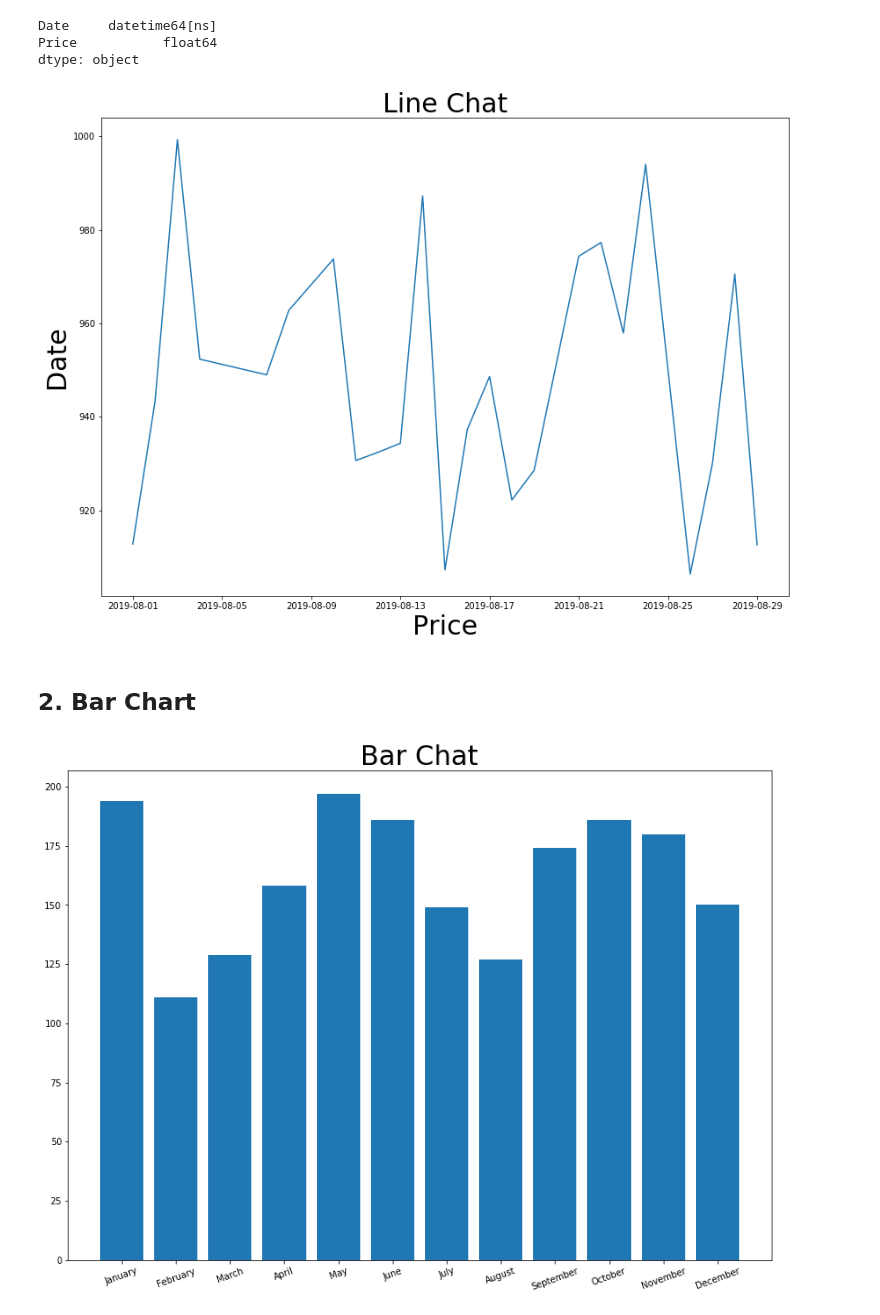
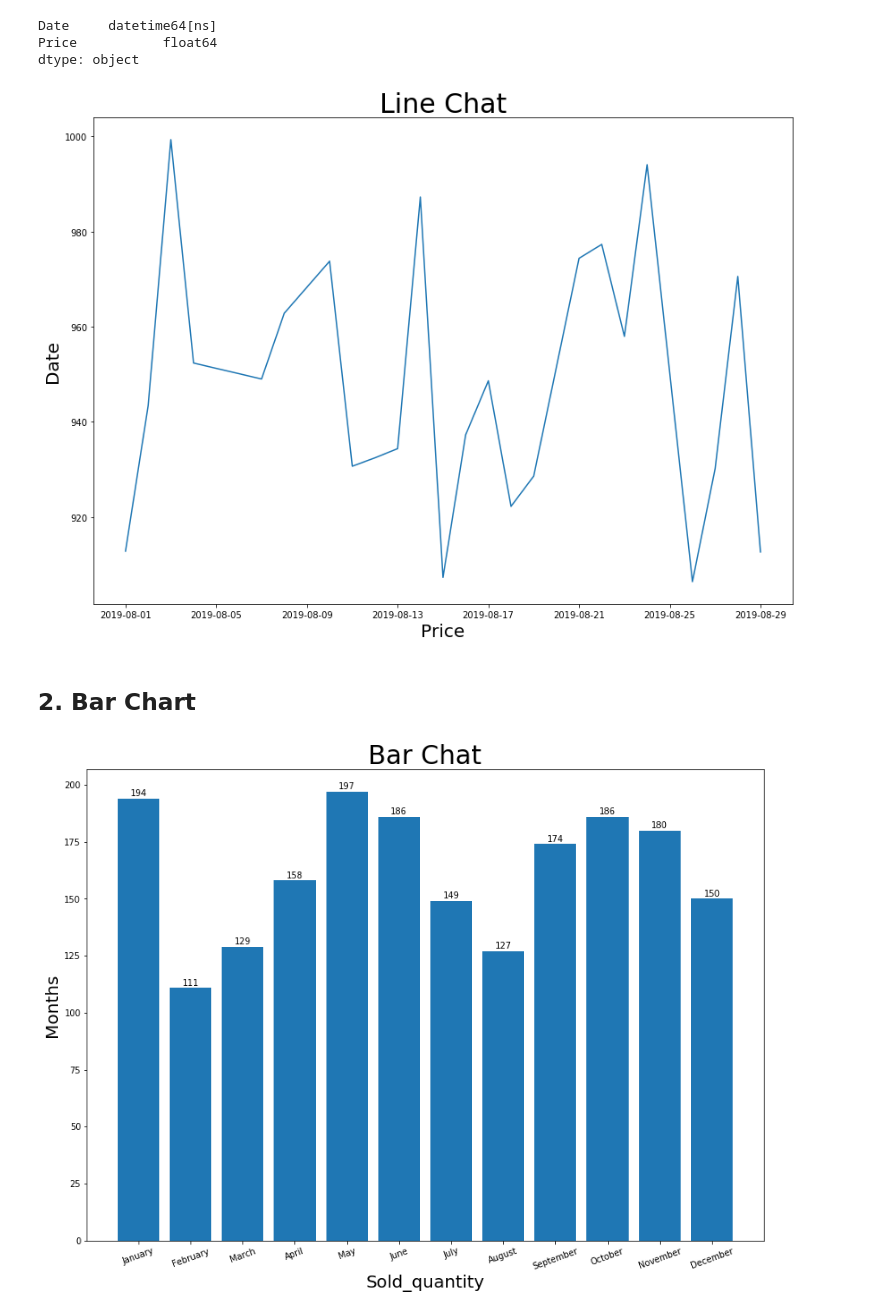
Before and after one commit to ayosamobitade/Exploratory-Data-Analytic-Projects, a Jupyter notebook: Visual Aids For Analysis/Visual Aids For EDA.ipynb, the cells around one changed output. Drawn from its saved outputs; the diff is of its cells as text; code cells hidden in the pictures.

Commit message:
eda visuals

```diff
--- a/Visual Aids For Analysis/Visual Aids For EDA.ipynb
+++ b/Visual Aids For Analysis/Visual Aids For EDA.ipynb
@@ -59,13 +59,13 @@ dataset_groupby_mean = dataset.groupby('Date').mean()
 
 plt.figure(figsize= (14,10))
 plt.title("Line Chat", size = 30)
-plt.xlabel('Price', size = 30)
-plt.ylabel('Date', size = 30)
+plt.xlabel('Price', size = 20)
+plt.ylabel('Date', size = 20)
 plt.plot(dataset_groupby_mean)
 
 plt.show();
 # %% [output]
-[figure, old version]
+[figure, new version]
 # %% [markdown]
 ## 2. Bar Chart
 # %%
@@ -78,11 +78,18 @@ import random
 months = list(range(1,13))
 sold_quantity = [round(random.uniform(100,200)) for x in range(1,13)]
 # %%
-# plt the graph
+# plot the graph
 
 figure, axis = plt.subplots(figsize = (14,10))
 plt.xticks(months, calendar.month_name[1:13],rotation = 20)
 plt.title("Bar Chat", size = 30)
+plt.xlabel('Sold_quantity', size = 20)
+plt.ylabel('Months', size = 20)
 plot = axis.bar(months, sold_quantity)
+for rectangle in plot:
+    height = rectangle.get_height()
+    axis.text(rectangle.get_x() + rectangle.get_width() /2., 1.002 *
+             height, '%d' % int(height), ha='center', va = 'bottom')
+plt.show();
 # %% [output]
-[figure, old version]
+[figure, new version]
```
